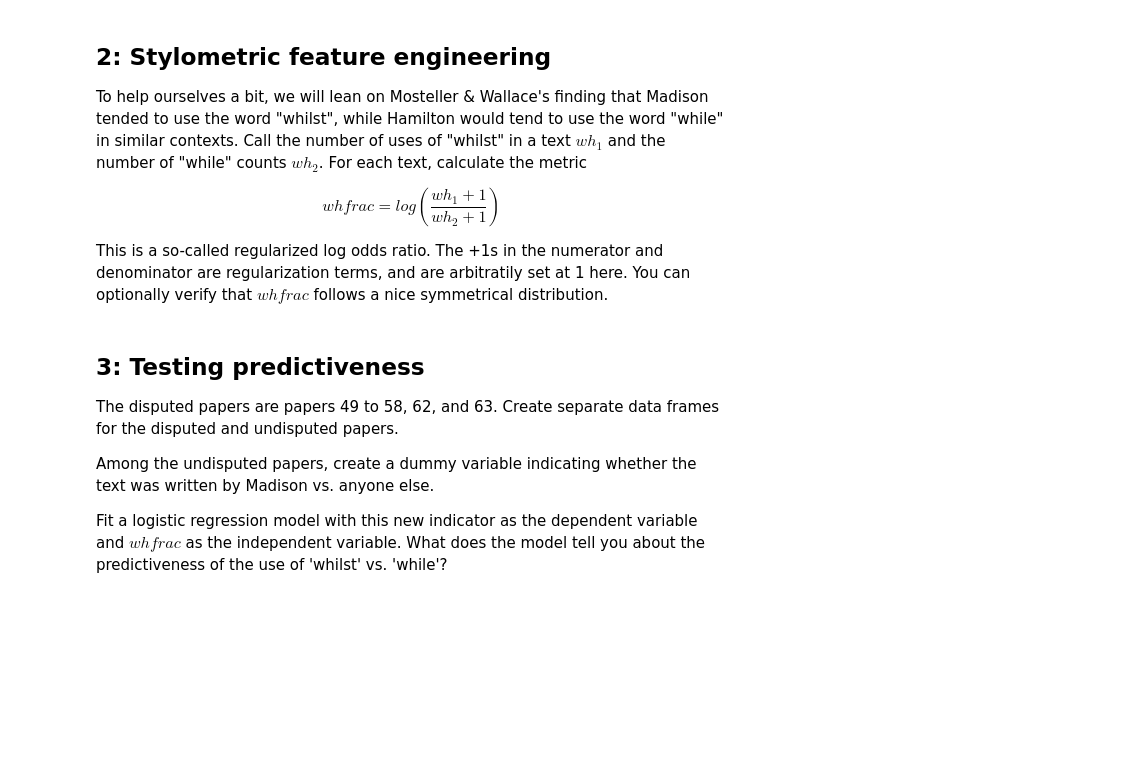
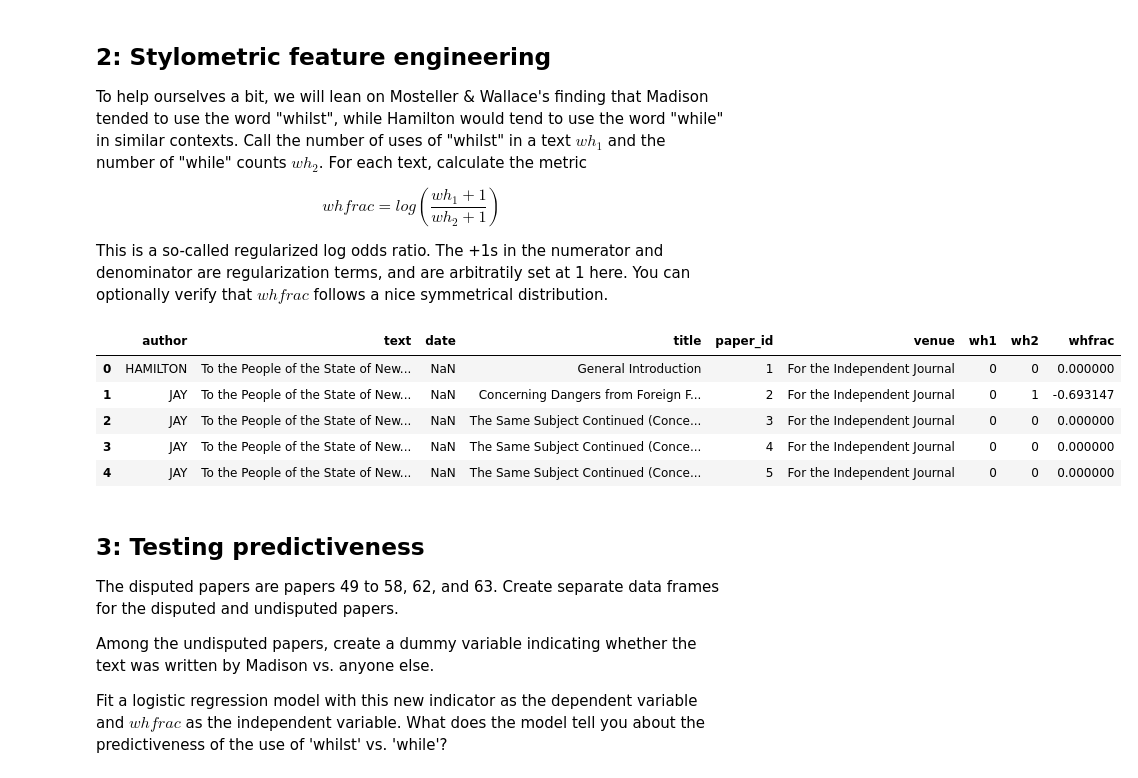
Before and after one commit to nglage/ASDS2, a Jupyter notebook: exercises/ASDS2 Exercise 2.2.ipynb, the cells around one changed output. Drawn from its saved outputs; the diff is of its cells as text; code cells hidden in the pictures; blank space fills up the shorter version.

```diff
--- a/exercises/ASDS2 Exercise 2.2.ipynb
+++ b/exercises/ASDS2 Exercise 2.2.ipynb
@@ -39,3 +98,16 @@ This is a so-called regularized log odds ratio. The +1s in the numerator and den
+# %%
+# count occurences of whilst/while in each text
+df['wh1'] = df['text'].apply(lambda x: str(x).split().count("whilst"))
+df['wh2'] = df['text'].apply(lambda x: str(x).split().count("while"))
+df['whfrac'] = np.log((df['wh1'] + 1) / (df['wh2'] + 1))
+df.head()
+# %% [output]
+|  | author | text | date | title | paper_id | venue | wh1 | wh2 | whfrac |
+| 0 | HAMILTON | To the People of the State of New... | NaN | General Introduction | 1 | For the Independent Journal | 0 | 0 | 0.000000 |
+| 1 | JAY | To the People of the State of New... | NaN | Concerning Dangers from Foreign F... | 2 | For the Independent Journal | 0 | 1 | -0.693147 |
+| 2 | JAY | To the People of the State of New... | NaN | The Same Subject Continued (Conce... | 3 | For the Independent Journal | 0 | 0 | 0.000000 |
+| 3 | JAY | To the People of the State of New... | NaN | The Same Subject Continued (Conce... | 4 | For the Independent Journal | 0 | 0 | 0.000000 |
+| 4 | JAY | To the People of the State of New... | NaN | The Same Subject Continued (Conce... | 5 | For the Independent Journal | 0 | 0 | 0.000000 |
 # %% [markdown]
 ## 3: Testing predictiveness
 
```
Also changed, not shown: parts of 7 cells of this notebook.
